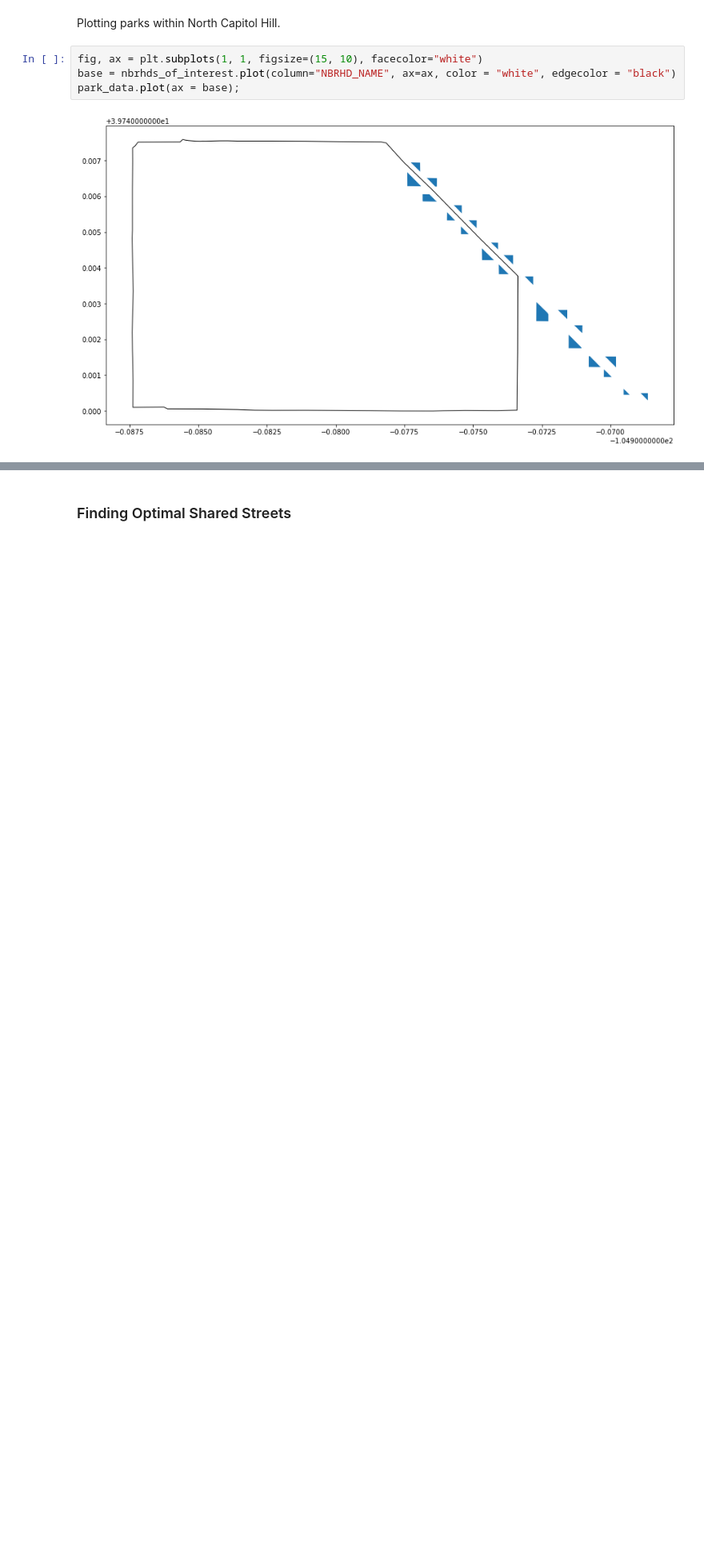
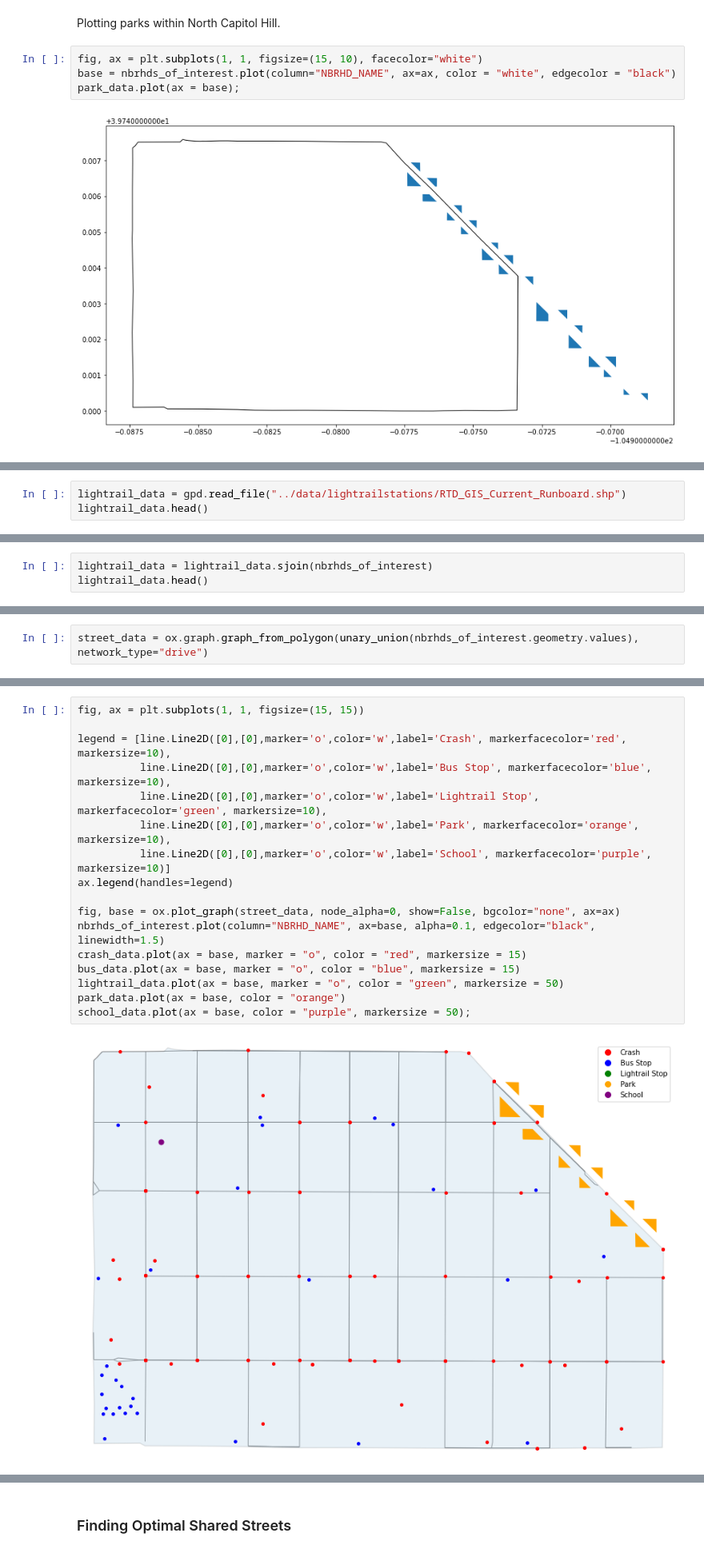
Before and after one commit to schmidmt/Finding-Optional-Shared-Streets, a Jupyter notebook: notebooks/Finding Optimal Shared Streets Tutorial.ipynb, the cells around one changed output, grey strips where cells are left out. Shown at 80% size. Saved outputs shown, nothing was run; the diff lists cells and outputs as text; blank space fills up the shorter version.

```diff
--- a/notebooks/Finding Optimal Shared Streets Tutorial.ipynb
+++ b/notebooks/Finding Optimal Shared Streets Tutorial.ipynb
@@ -274,0 +352,3 @@ park_data.plot(ax = base);
+# %%
+lightrail_data = gpd.read_file("../data/lightrailstations/RTD_GIS_Current_Runboard.shp")
+lightrail_data.head()
@@ -274,0 +365,3 @@ park_data.plot(ax = base);
+# %%
+lightrail_data = lightrail_data.sjoin(nbrhds_of_interest)
+lightrail_data.head()
@@ -274,0 +376,2 @@ park_data.plot(ax = base);
+# %%
+street_data = ox.graph.graph_from_polygon(unary_union(nbrhds_of_interest.geometry.values), network_type="drive")
@@ -274,0 +380,19 @@ park_data.plot(ax = base);
+# %%
+fig, ax = plt.subplots(1, 1, figsize=(15, 15))
+
+legend = [line.Line2D([0],[0],marker='o',color='w',label='Crash', markerfacecolor='red', markersize=10),
+          line.Line2D([0],[0],marker='o',color='w',label='Bus Stop', markerfacecolor='blue', markersize=10),
+          line.Line2D([0],[0],marker='o',color='w',label='Lightrail Stop', markerfacecolor='green', markersize=10),
+          line.Line2D([0],[0],marker='o',color='w',label='Park', markerfacecolor='orange', markersize=10),
+          line.Line2D([0],[0],marker='o',color='w',label='School', markerfacecolor='purple', markersize=10)]
+ax.legend(handles=legend)
+
+fig, base = ox.plot_graph(street_data, node_alpha=0, show=False, bgcolor="none", ax=ax)
+nbrhds_of_interest.plot(column="NBRHD_NAME", ax=base, alpha=0.1, edgecolor="black", linewidth=1.5)
+crash_data.plot(ax = base, marker = "o", color = "red", markersize = 15)
+bus_data.plot(ax = base, marker = "o", color = "blue", markersize = 15)
+lightrail_data.plot(ax = base, marker = "o", color = "green", markersize = 50)
+park_data.plot(ax = base, color = "orange")
+school_data.plot(ax = base, color = "purple", markersize = 50);
+# %% [output]
+[figure, added]
```
Also changed, not shown: parts of 67 cells of this notebook.
